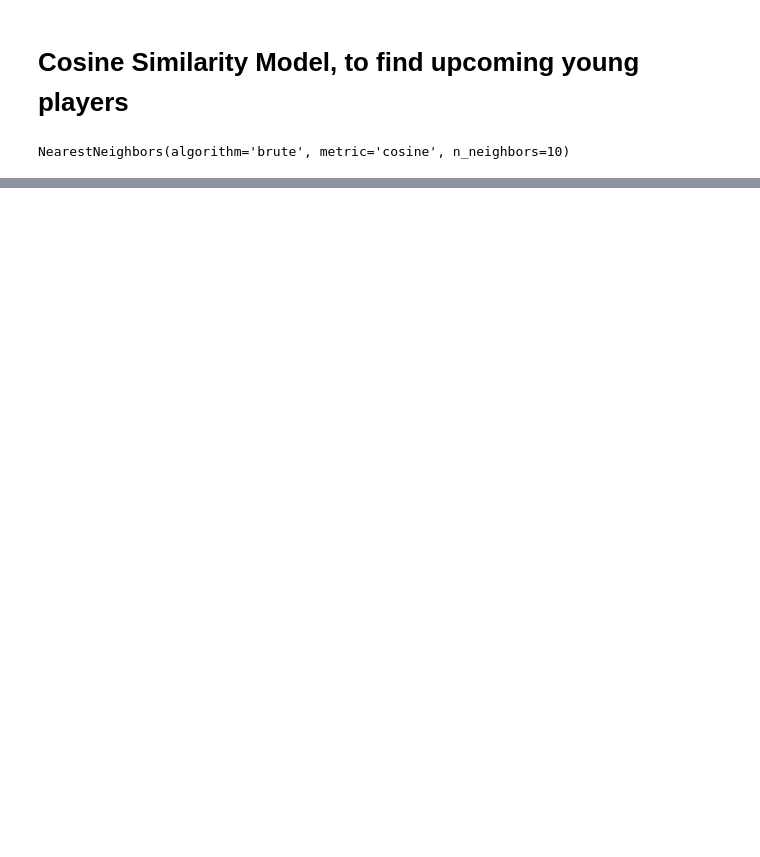
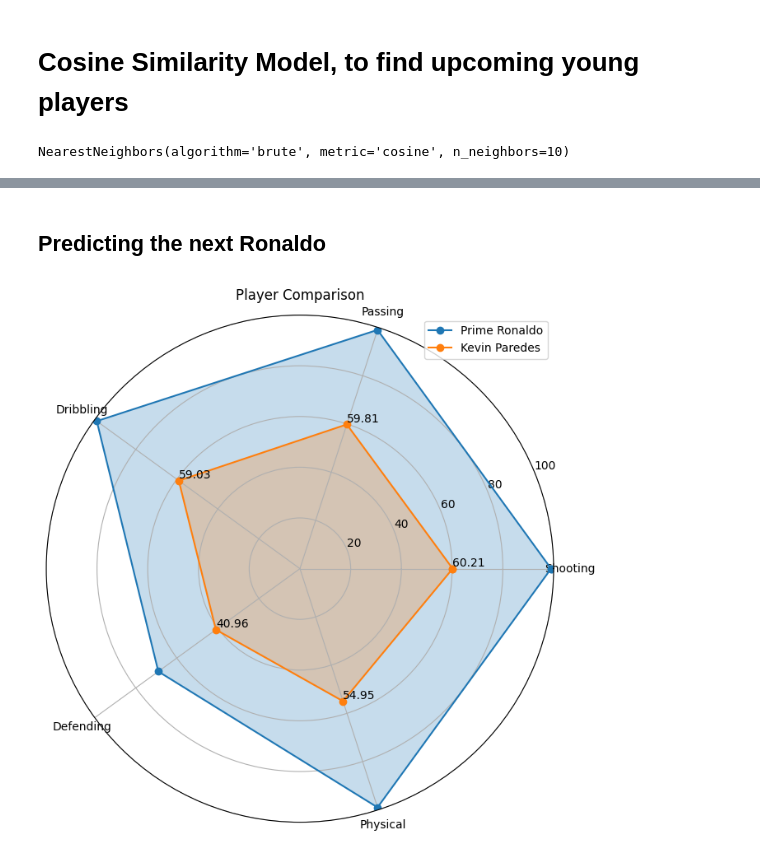
Before and after one commit to Chickychicken/Soccer-Transfer-Market-Application, a Jupyter notebook: Similarity Model/similarity.ipynb, the cells around one changed output, grey strips where cells are left out. Drawn from its saved outputs; the diff is of its cells as text; code cells hidden in the pictures; blank space fills up the shorter version.

```diff
--- a/Similarity Model/similarity.ipynb
+++ b/Similarity Model/similarity.ipynb
@@ -252,0 +248,75 @@ df[df['Player'] == 'Erling Haaland']
+# %% [markdown]
+## Predicting the next Ronaldo
+# %%
+player = 'Prime Ronaldo'
+input_player_stats = df[df['Player'] == player][['Shooting', 'Passing', 'Dribbling', 'Defending', 'Physical']]
+
+distances, indices = cos_model.kneighbors(input_player_stats, n_neighbors=6)
+
+# Get the similar players' data
+similar_players = df.loc[indices[0]]
+
+# Create a new DataFrame to store the results
+result_df = similar_players.copy()
+result_df['Similarity Score'] = 1 - distances[0]
+
+# Reset the index of the result DataFrame for a cleaner index
+result_df.reset_index(drop=True, inplace=True)
+
+result_df = result_df[['Player', 'Similarity Score', 'Position', 'Age', 'Club', 'Value']]
+result_df.sort_values(by = 'Age', ascending=True, inplace = True)
+
+import numpy as np
+import matplotlib.pyplot as plt
+
+# Sample data
+variables = ['Shooting', 'Passing', 'Dribbling', 'Defending', 'Physical']
+values = df[df['Player'] == player][['Shooting', 'Passing', 'Dribbling', 'Defending', 'Physical']]
+values = values.iloc[0].tolist()
+
+top_x = 0
+player2 = result_df['Player'].iloc[top_x]
+values2 = df[df['Player'] == player2][['Shooting', 'Passing', 'Dribbling', 'Defending', 'Physical']]
+values2 = values2.iloc[0].tolist()
+
+# Number of variables
+num_vars = len(variables)
+
+# Calculate the angle at which each variable will be placed on the radar chart
+angles = np.linspace(0, 2 * np.pi, num_vars, endpoint=False)
+
+# Close the radar chart by repeating the first data point
+values = np.concatenate((values, [values[0]]))
+values2 = np.concatenate((values2, [values2[0]]))
+angles = np.concatenate((angles, [angles[0]]))
+
+# Set the figure size
+plt.figure(figsize=(8, 8))
+
+# Plot the radar chart
+plt.polar(angles, values, marker='o', label = player)
+plt.fill(angles, values, alpha=0.25)
+plt.polar(angles, values2, marker='o', label = player2)
+plt.fill(angles, values2, alpha=0.25)
+
+# Set the angle ticks and labels
+plt.xticks(angles[:-1], variables)
+
+# Set the plot title
+plt.title('Player Comparison')
+
+plt.ylim(0, 100)
+
+#for i in range(num_vars):
+#    plt.text(angles[i], values[i], str(values[i]), ha='right', va='top')
+
+for i in range(num_vars):
+    plt.text(angles[i], values2[i], str(values2[i]), ha='left', va='bottom')
+
+plt.legend(loc='upper right')
+
+
+# Show the plot
+plt.show()
+# %% [output]
+[figure, added]
```
Also changed, not shown: parts of 5 cells of this notebook, 5 other files.
